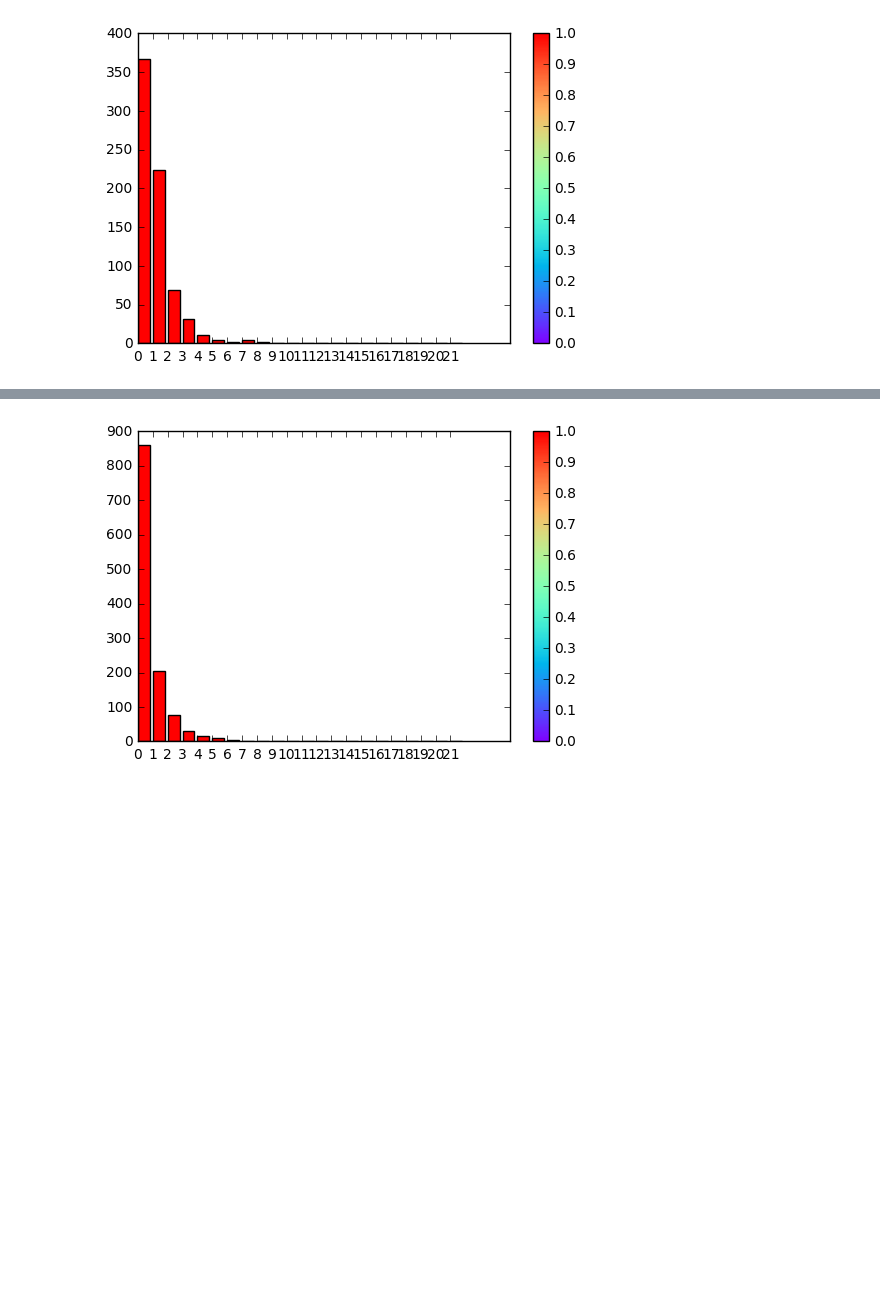
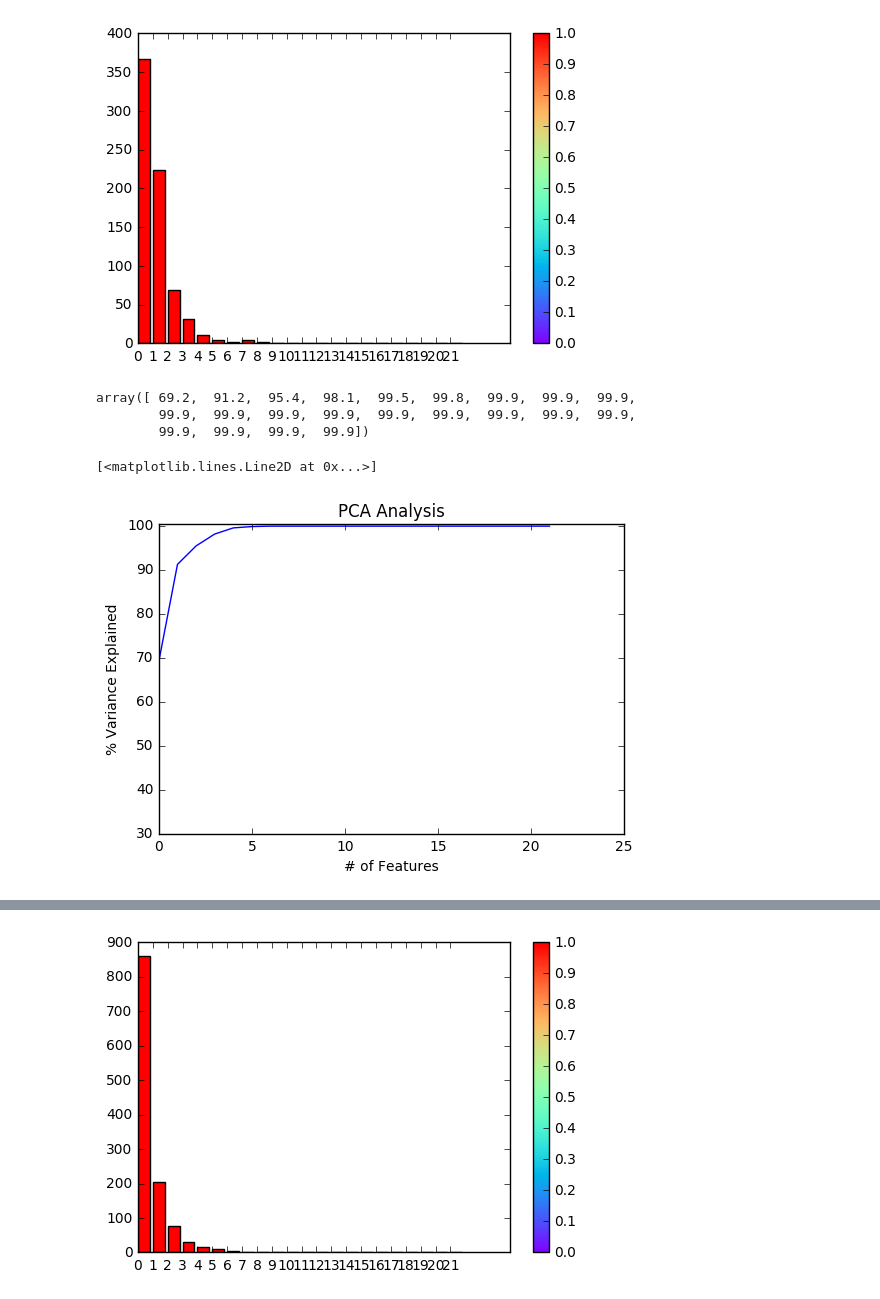
Before and after one commit to lyshds/kinematics_triggered_correlations, a Jupyter notebook: 28_factor_analysis.ipynb, the cells around one changed output, grey strips where cells are left out. Cells and saved outputs as stored; diff of their text form; code cells hidden in the pictures; blank space fills up the shorter version.

```diff
--- a/28_factor_analysis.ipynb
+++ b/28_factor_analysis.ipynb
@@ -1365,6 +1365,38 @@ fig.colorbar(sm)
 plt.show()
 # %% [output]
 [figure]
+# %%
+#Imports
+import matplotlib.pyplot as plt
+import numpy as np
+import pandas as pd
+from sklearn import decomposition
+from sklearn.preprocessing import scale
+from sklearn.decomposition import PCA
+#import seaborn as sb
+%matplotlib inline
+
+covar_matrix = PCA(n_components = 22) #we have 20 features
+covar_matrix.fit(d2)
+variance = covar_matrix.explained_variance_ratio_ #calculate variance ratios
+
+var=np.cumsum(np.round(covar_matrix.explained_variance_ratio_, decimals=3)*100)
+var #cumulative sum of variance explained with [n] features
+# %% [output]
+array([ 69.2,  91.2,  95.4,  98.1,  99.5,  99.8,  99.9,  99.9,  99.9,
+        99.9,  99.9,  99.9,  99.9,  99.9,  99.9,  99.9,  99.9,  99.9,
+        99.9,  99.9,  99.9,  99.9])
+# %%
+plt.ylabel('% Variance Explained')
+plt.xlabel('# of Features')
+plt.title('PCA Analysis')
+plt.ylim(30,100.5)
+plt.style.context('seaborn-whitegrid')
+
+plt.plot(var)
+# %% [output]
+[<matplotlib.lines.Line2D at 0x...>]
+[figure, added]
 # %%
 cull_list = [('left', 'bkg'), ('right', 'bkg'),  #('left', 'bkg'),
             ('left', 'iii24'),('right', 'iii24'),
```
